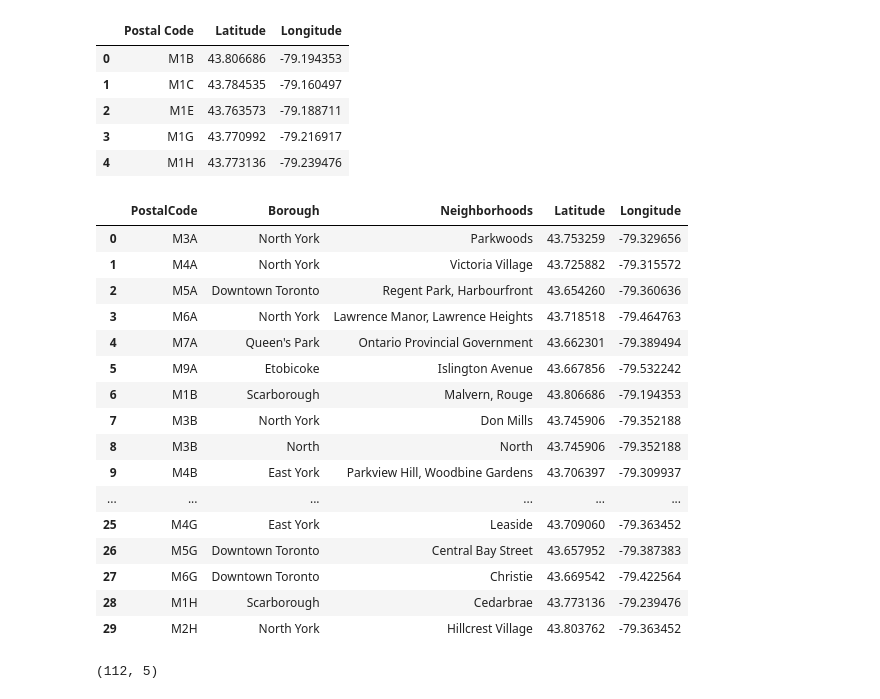
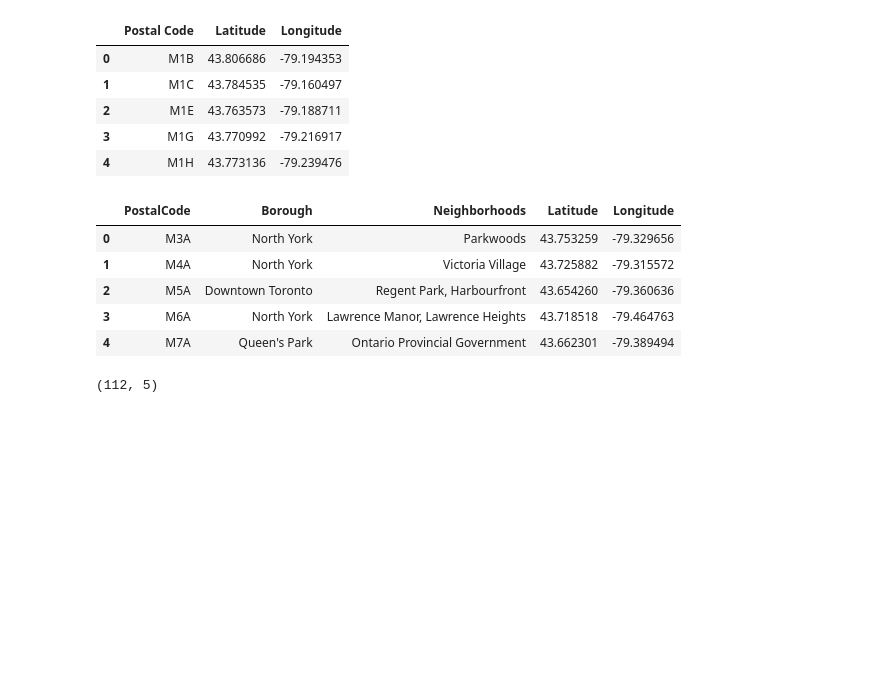
Before and after one commit to brandonbellanti/Coursera_Capstone, a Jupyter notebook: toronto_neighborhoods.ipynb, the cells around one changed output. Saved outputs shown, nothing was run; the diff lists cells and outputs as text; code cells hidden in the pictures; blank space fills up the shorter version.

```diff
--- a/toronto_neighborhoods.ipynb
+++ b/toronto_neighborhoods.ipynb
@@ -106,25 +106,14 @@ geo_df.head()
 # %%
 # merge neighborhoods and spatial dataframes by the postal codes
 toronto_df = neighborhoods_df.merge(geo_df, left_on='PostalCode',right_on='Postal Code',how='outer').drop(columns='Postal Code')
-toronto_df.head(30)
+toronto_df.head()
 # %% [output]
 |  | PostalCode | Borough | Neighborhoods | Latitude | Longitude |
 | 0 | M3A | North York | Parkwoods | 43.753259 | -79.329656 |
 | 1 | M4A | North York | Victoria Village | 43.725882 | -79.315572 |
 | 2 | M5A | Downtown Toronto | Regent Park, Harbourfront | 43.654260 | -79.360636 |
 | 3 | M6A | North York | Lawrence Manor, Lawrence Heights | 43.718518 | -79.464763 |
 | 4 | M7A | Queen's Park | Ontario Provincial Government | 43.662301 | -79.389494 |
-| 5 | M9A | Etobicoke | Islington Avenue | 43.667856 | -79.532242 |
-| 6 | M1B | Scarborough | Malvern, Rouge | 43.806686 | -79.194353 |
-| 7 | M3B | North York | Don Mills | 43.745906 | -79.352188 |
-| 8 | M3B | North | North | 43.745906 | -79.352188 |
-| 9 | M4B | East York | Parkview Hill, Woodbine Gardens | 43.706397 | -79.309937 |
-| ... | ... | ... | ... | ... | ... |
-| 25 | M4G | East York | Leaside | 43.709060 | -79.363452 |
-| 26 | M5G | Downtown Toronto | Central Bay Street | 43.657952 | -79.387383 |
-| 27 | M6G | Downtown Toronto | Christie | 43.669542 | -79.422564 |
-| 28 | M1H | Scarborough | Cedarbrae | 43.773136 | -79.239476 |
-| 29 | M2H | North York | Hillcrest Village | 43.803762 | -79.363452 |
 # %%
 toronto_df.shape
 # %% [output]
```
Also changed, not shown: parts of 28 cells of this notebook.
